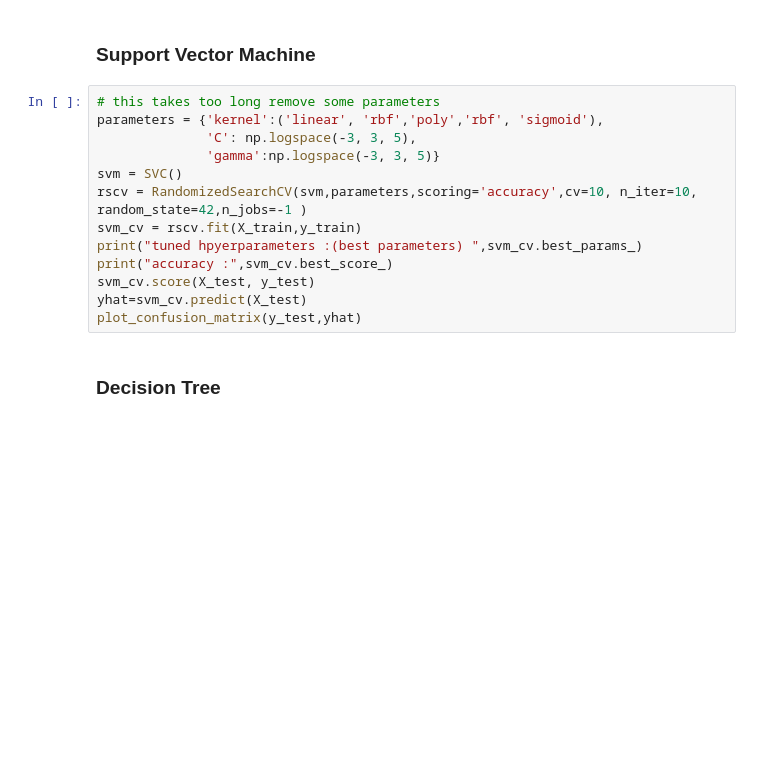
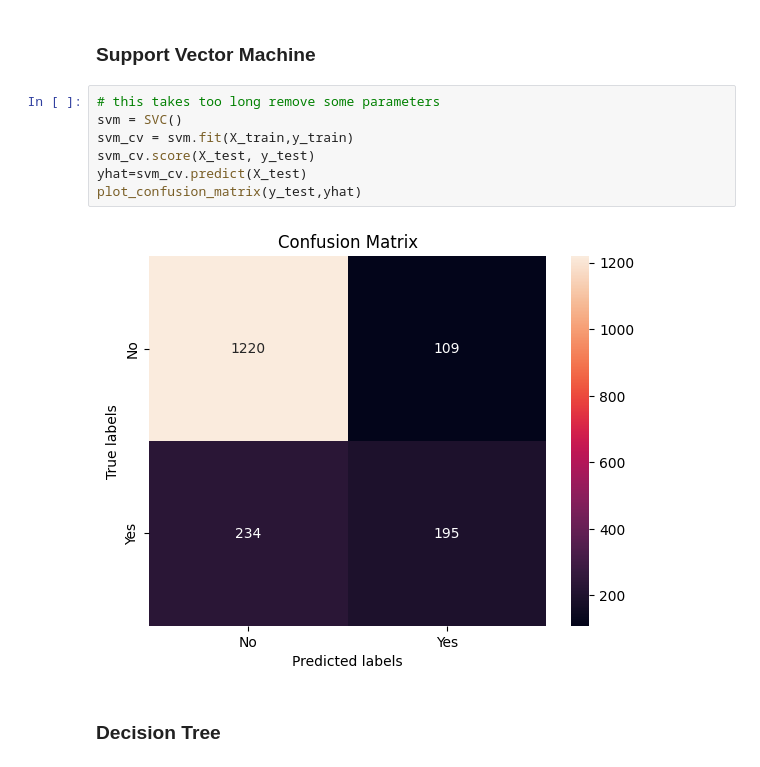
Before and after one commit to yn785/Telco-Churn, a Jupyter notebook: churn.ipynb, the cells around one changed output. Cells and saved outputs as stored; diff of their text form; blank space fills up the shorter version.

```diff
--- a/churn.ipynb
+++ b/churn.ipynb
@@ -187,17 +223,13 @@ accuracy : 0.7988995385161519
 ### Support Vector Machine
 # %%
 # this takes too long remove some parameters
-parameters = {'kernel':('linear', 'rbf','poly','rbf', 'sigmoid'),
-              'C': np.logspace(-3, 3, 5),
-              'gamma':np.logspace(-3, 3, 5)}
 svm = SVC()
-rscv = RandomizedSearchCV(svm,parameters,scoring='accuracy',cv=10, n_iter=10, random_state=42,n_jobs=-1 )
-svm_cv = rscv.fit(X_train,y_train)
-print("tuned hpyerparameters :(best parameters) ",svm_cv.best_params_)
-print("accuracy :",svm_cv.best_score_)
+svm_cv = svm.fit(X_train,y_train)
 svm_cv.score(X_test, y_test)
 yhat=svm_cv.predict(X_test)
 plot_confusion_matrix(y_test,yhat)
+# %% [output]
+[figure, added]
 # %% [markdown]
 ### Decision Tree
 # %%
```
Also changed, not shown: parts of 15 cells of this notebook.
